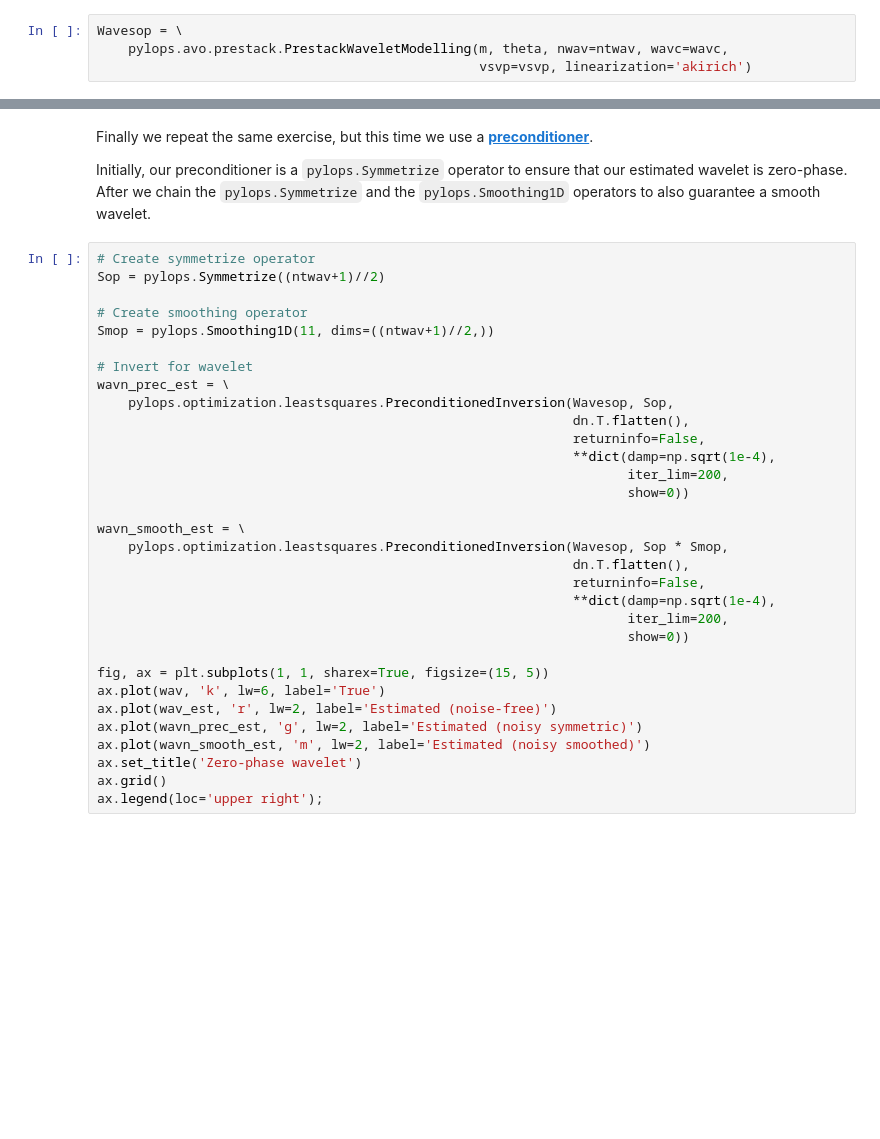
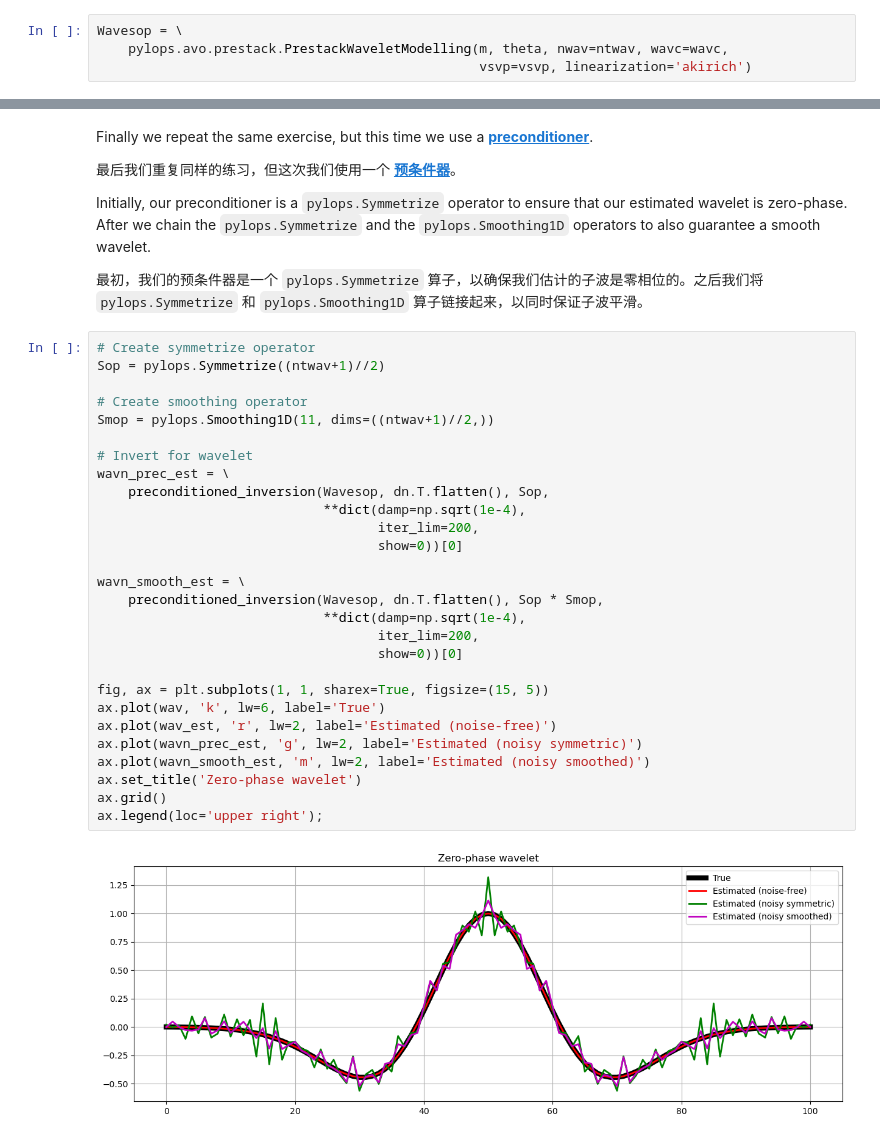
Before and after one commit to oimero/cup_pylops_transform2021, a Jupyter notebook: 1_intro.ipynb, the cells around one changed output, grey strips where cells are left out. Drawn from its saved outputs; the diff is of its cells as text; blank space fills up the shorter version.

```diff
--- a/1_intro.ipynb
+++ b/1_intro.ipynb
@@ -469,37 +676,39 @@ ax.axis('tight');
 # %% [markdown]
 Finally we repeat the same exercise, but this time we use a [**preconditioner**](https://pylops.readthedocs.io/en/latest/api/generated/pylops.optimization.leastsquares.PreconditionedInversion.html).
 
+最后我们重复同样的练习，但这次我们使用一个 [**预条件器**](https://pylops.readthedocs.io/en/latest/api/generated/pylops.optimization.leastsquares.PreconditionedInversion.html)。
+
 Initially, our preconditioner is a `pylops.Symmetrize` operator to ensure that our estimated wavelet is zero-phase. After we chain the `pylops.Symmetrize` and the `pylops.Smoothing1D` operators to also guarantee a smooth wavelet.
+
+最初，我们的预条件器是一个 `pylops.Symmetrize` 算子，以确保我们估计的子波是零相位的。之后我们将 `pylops.Symmetrize` 和 `pylops.Smoothing1D` 算子链接起来，以同时保证子波平滑。
 # %%
 # Create symmetrize operator
 Sop = pylops.Symmetrize((ntwav+1)//2)
 
 # Create smoothing operator
 Smop = pylops.Smoothing1D(11, dims=((ntwav+1)//2,))
 
 # Invert for wavelet
 wavn_prec_est = \
-    pylops.optimization.leastsquares.PreconditionedInversion(Wavesop, Sop,
-                                                             dn.T.flatten(),
-                                                             returninfo=False,
-                                                             **dict(damp=np.sqrt(1e-4),
-                                                                    iter_lim=200,
-                                                                    show=0))
+    preconditioned_inversion(Wavesop, dn.T.flatten(), Sop,
+                             **dict(damp=np.sqrt(1e-4),
+                                    iter_lim=200,
+                                    show=0))[0]
 
 wavn_smooth_est = \
-    pylops.optimization.leastsquares.PreconditionedInversion(Wavesop, Sop * Smop,
-                                                             dn.T.flatten(),
-                                                             returninfo=False,
-                                                             **dict(damp=np.sqrt(1e-4),
-                                                                    iter_lim=200,
-                                                                    show=0))
+    preconditioned_inversion(Wavesop, dn.T.flatten(), Sop * Smop,
+                             **dict(damp=np.sqrt(1e-4),
+                                    iter_lim=200,
+                                    show=0))[0]
 
 fig, ax = plt.subplots(1, 1, sharex=True, figsize=(15, 5))
 ax.plot(wav, 'k', lw=6, label='True')
 ax.plot(wav_est, 'r', lw=2, label='Estimated (noise-free)')
 ax.plot(wavn_prec_est, 'g', lw=2, label='Estimated (noisy symmetric)')
 ax.plot(wavn_smooth_est, 'm', lw=2, label='Estimated (noisy smoothed)')
 ax.set_title('Zero-phase wavelet')
 ax.grid()
 ax.legend(loc='upper right');
+# %% [output]
+[figure, added]
 # %% [markdown]
```
Also changed, not shown: parts of 66 cells of this notebook, 1 other file.
